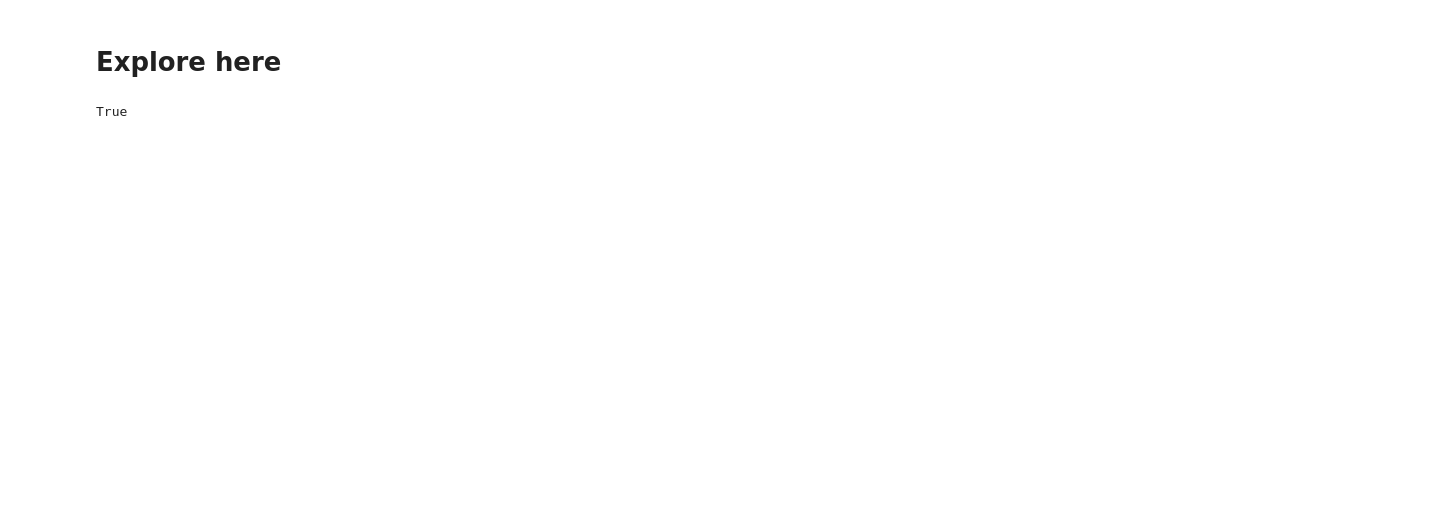
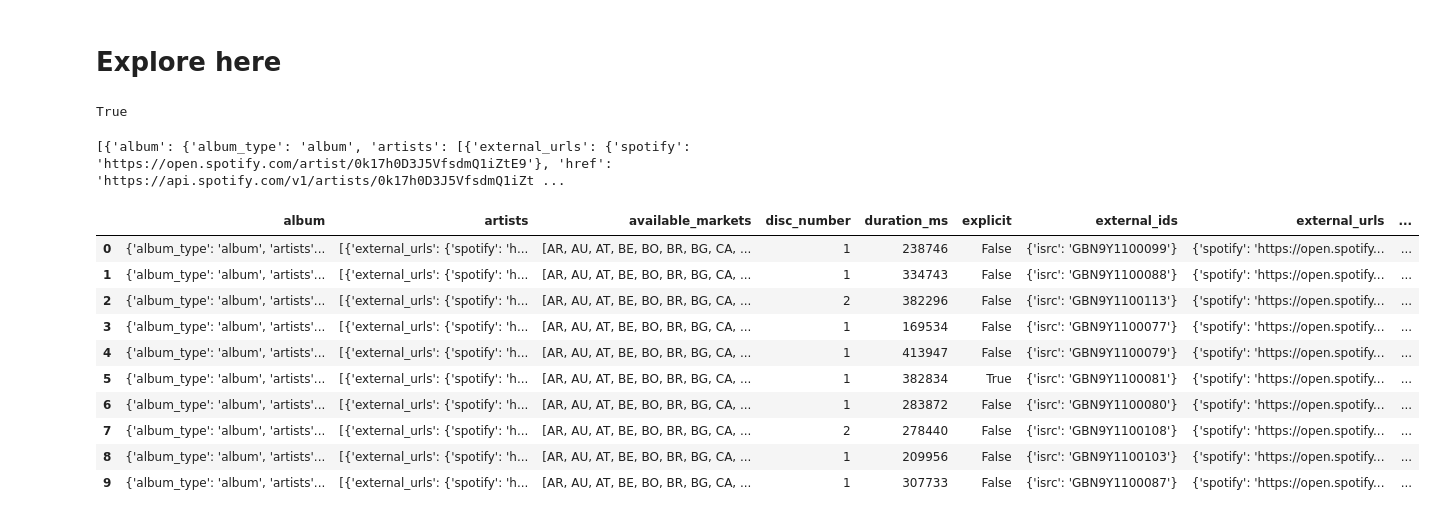
Before and after one commit to bartowen/interacting-with-api-python-project-tutorial, a Jupyter notebook: src/explore.ipynb, the cells around one changed output. Cells and saved outputs as stored; diff of their text form; code cells hidden in the pictures; blank space fills up the shorter version.

Commit message:
df_tracks

```diff
--- a/src/explore.ipynb
+++ b/src/explore.ipynb
@@ -20,3 +20,27 @@ import spotipy
 from spotipy.oauth2 import SpotifyClientCredentials
 
 con = spotipy.Spotify(auth_manager= SpotifyClientCredentials(client_id=client_id, client_secret=client_secret))
+# %%
+id_artista = '0k17h0D3J5VfsdmQ1iZtE9'
+
+response = con.artist_top_tracks(id_artista)
+
+print(response['tracks'])
+# %% [output]
+[{'album': {'album_type': 'album', 'artists': [{'external_urls': {'spotify': 'https://open.spotify.com/artist/0k17h0D3J5VfsdmQ1iZtE9'}, 'href': 'https://api.spotify.com/v1/artists/0k17h0D3J5VfsdmQ1iZt ...
+# %%
+df_tracks = pd.DataFrame.from_records(response['tracks'])
+
+df_tracks
+# %% [output]
+|  | album | artists | available_markets | disc_number | duration_ms | explicit | external_ids | external_urls | ... |
+| 0 | {'album_type': 'album', 'artists'... | [{'external_urls': {'spotify': 'h... | [AR, AU, AT, BE, BO, BR, BG, CA, ... | 1 | 238746 | False | {'isrc': 'GBN9Y1100099'} | {'spotify': 'https://open.spotify... | ... |
+| 1 | {'album_type': 'album', 'artists'... | [{'external_urls': {'spotify': 'h... | [AR, AU, AT, BE, BO, BR, BG, CA, ... | 1 | 334743 | False | {'isrc': 'GBN9Y1100088'} | {'spotify': 'https://open.spotify... | ... |
+| 2 | {'album_type': 'album', 'artists'... | [{'external_urls': {'spotify': 'h... | [AR, AU, AT, BE, BO, BR, BG, CA, ... | 2 | 382296 | False | {'isrc': 'GBN9Y1100113'} | {'spotify': 'https://open.spotify... | ... |
+| 3 | {'album_type': 'album', 'artists'... | [{'external_urls': {'spotify': 'h... | [AR, AU, AT, BE, BO, BR, BG, CA, ... | 1 | 169534 | False | {'isrc': 'GBN9Y1100077'} | {'spotify': 'https://open.spotify... | ... |
+| 4 | {'album_type': 'album', 'artists'... | [{'external_urls': {'spotify': 'h... | [AR, AU, AT, BE, BO, BR, BG, CA, ... | 1 | 413947 | False | {'isrc': 'GBN9Y1100079'} | {'spotify': 'https://open.spotify... | ... |
+| 5 | {'album_type': 'album', 'artists'... | [{'external_urls': {'spotify': 'h... | [AR, AU, AT, BE, BO, BR, BG, CA, ... | 1 | 382834 | True | {'isrc': 'GBN9Y1100081'} | {'spotify': 'https://open.spotify... | ... |
+| 6 | {'album_type': 'album', 'artists'... | [{'external_urls': {'spotify': 'h... | [AR, AU, AT, BE, BO, BR, BG, CA, ... | 1 | 283872 | False | {'isrc': 'GBN9Y1100080'} | {'spotify': 'https://open.spotify... | ... |
+| 7 | {'album_type': 'album', 'artists'... | [{'external_urls': {'spotify': 'h... | [AR, AU, AT, BE, BO, BR, BG, CA, ... | 2 | 278440 | False | {'isrc': 'GBN9Y1100108'} | {'spotify': 'https://open.spotify... | ... |
+| 8 | {'album_type': 'album', 'artists'... | [{'external_urls': {'spotify': 'h... | [AR, AU, AT, BE, BO, BR, BG, CA, ... | 1 | 209956 | False | {'isrc': 'GBN9Y1100103'} | {'spotify': 'https://open.spotify... | ... |
+| 9 | {'album_type': 'album', 'artists'... | [{'external_urls': {'spotify': 'h... | [AR, AU, AT, BE, BO, BR, BG, CA, ... | 1 | 307733 | False | {'isrc': 'GBN9Y1100087'} | {'spotify': 'https://open.spotify... | ... |
```
Also changed, not shown: 1 other file.
